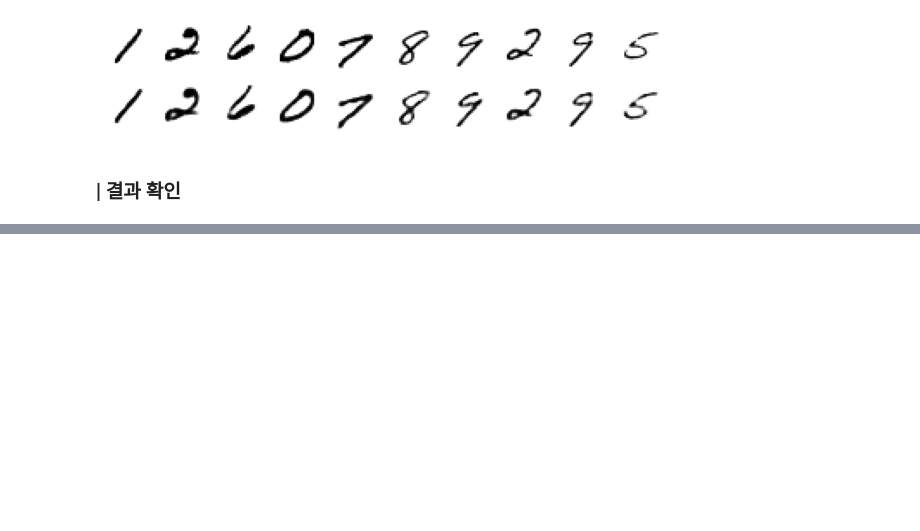
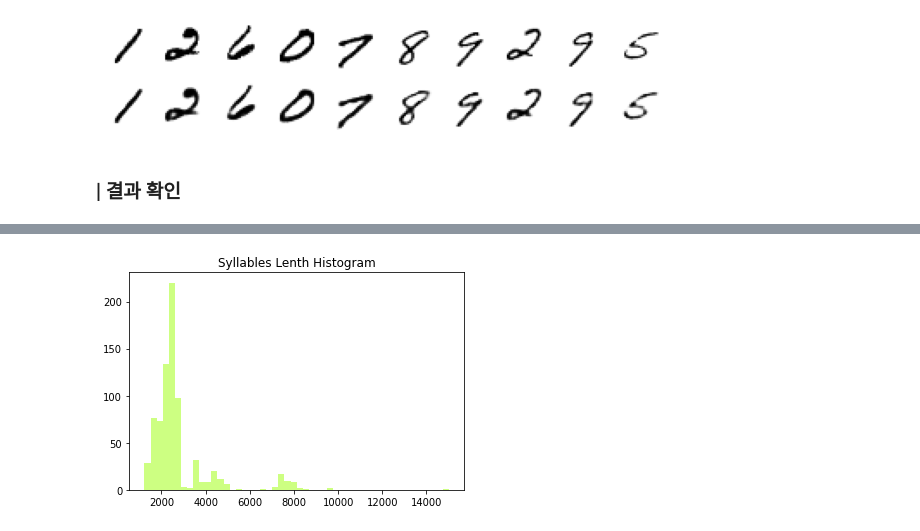
Before and after one commit to yebiny/SkillTreePython-DeepLearning, a Jupyter notebook: 04.Paper-with-code/comment/ch04_07_VAE.ipynb, the cells around one changed output, grey strips where cells are left out. Saved outputs shown, nothing was run; the diff lists cells and outputs as text; code cells hidden in the pictures; blank space fills up the shorter version.

```diff
--- a/04.Paper-with-code/comment/ch04_07_VAE.ipynb
+++ b/04.Paper-with-code/comment/ch04_07_VAE.ipynb
@@ -231,0 +294,4 @@ vae.fit(x_train, 5)
+# %%
+hist_syllable_lenth(length)
+# %% [output]
+[figure, added]
```
Also changed, not shown: parts of 18 cells of this notebook.
